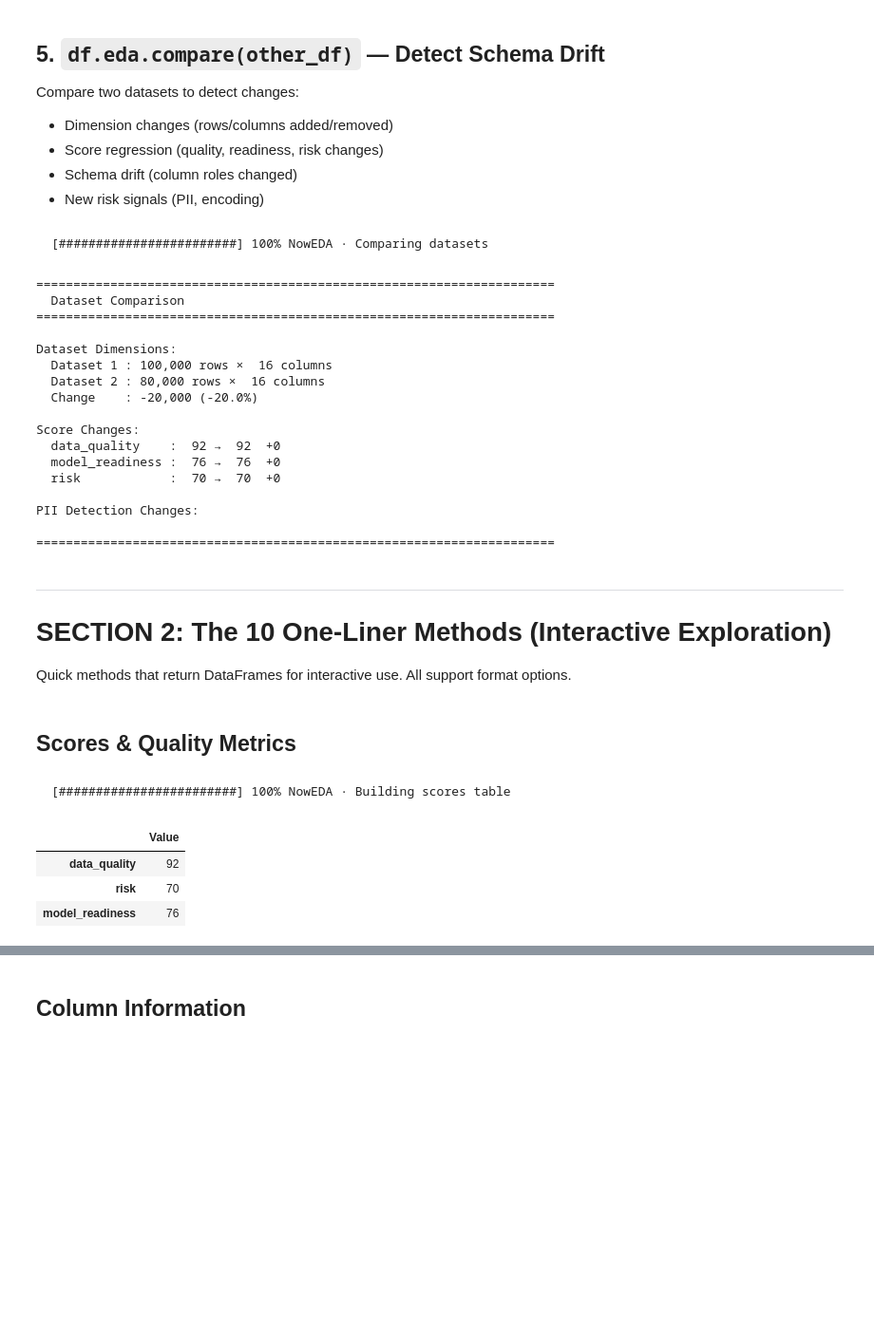
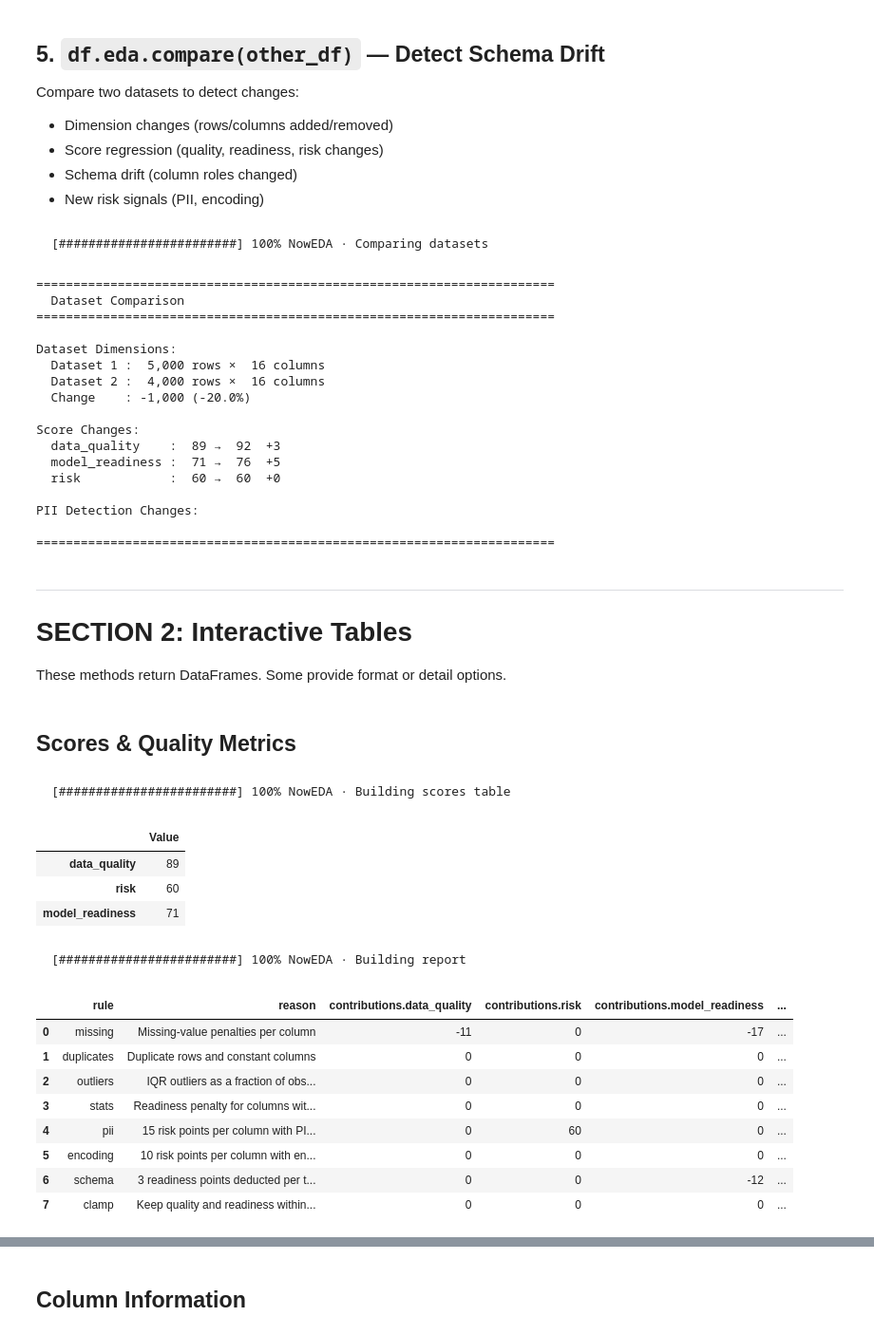
Before and after one commit to codewithdaniel1/NowEDA, a Jupyter notebook: playground.ipynb, the cells around one changed output, grey strips where cells are left out. Shown at 95% size. Saved outputs shown, nothing was run; the diff lists cells and outputs as text; code cells hidden in the pictures; blank space fills up the shorter version.

```diff
--- a/playground.ipynb
+++ b/playground.ipynb
@@ -30,10 +41,10 @@ Change the path to any file you want to test.
 # %%
-# --- CHANGE THIS PATH ---
-FILE = 'test_data_large_with_pii.csv'
-# ------------------------
+FILE = Path('test_data_large_with_pii.csv')
+if not FILE.is_file():
+    raise FileNotFoundError('Run from the repository root, or set FILE to your CSV.')
 
-df = eda.read(FILE)
-print(f'Loaded: {len(df)} rows x {len(df.columns)} columns')
+df = eda.read(FILE, nrows=5_000)
+print(f'Preview: {len(df):,} rows x {len(df.columns)} columns')
 df.head()
 # %% [output]
 [########################] 100% NowEDA · Reading test_data_large_with_pii.csv
@@ -186,14 +199,14 @@ df.eda.compare(df_subset)
 ======================================================================
 
 Dataset Dimensions:
-  Dataset 1 : 100,000 rows ×  16 columns
-  Dataset 2 : 80,000 rows ×  16 columns
-  Change    : -20,000 (-20.0%)
+  Dataset 1 :  5,000 rows ×  16 columns
+  Dataset 2 :  4,000 rows ×  16 columns
+  Change    : -1,000 (-20.0%)
 
 Score Changes:
-  data_quality    :  92 →  92  +0
-  model_readiness :  76 →  76  +0
-  risk            :  70 →  70  +0
+  data_quality    :  89 →  92  +3
+  model_readiness :  71 →  76  +5
+  risk            :  60 →  60  +0
 
 PII Detection Changes:
 
@@ -201,20 +214,33 @@ PII Detection Changes:
 # %% [markdown]
 ---
 
-# SECTION 2: The 10 One-Liner Methods (Interactive Exploration)
+# SECTION 2: Interactive Tables
 
-Quick methods that return DataFrames for interactive use. All support format options.
+These methods return DataFrames. Some provide format or detail options.
 # %% [markdown]
 ## Scores & Quality Metrics
 # %%
-# Data quality, model readiness, and risk scores
-df.eda.scores_df()
+display(df.eda.scores_df())
+
+# Rule contributions reconcile to the scores, including clamping adjustments.
+report = df.eda.report()
+display(pd.json_normalize(report['score_breakdown']))
 # %% [output]
 [########################] 100% NowEDA · Building scores table
 |  | Value |
-| data_quality | 92 |
-| risk | 70 |
-| model_readiness | 76 |
+| data_quality | 89 |
+| risk | 60 |
+| model_readiness | 71 |
+[########################] 100% NowEDA · Building report
+|  | rule | reason | contributions.data_quality | contributions.risk | contributions.model_readiness | ... |
+| 0 | missing | Missing-value penalties per column | -11 | 0 | -17 | ... |
+| 1 | duplicates | Duplicate rows and constant columns | 0 | 0 | 0 | ... |
+| 2 | outliers | IQR outliers as a fraction of obs... | 0 | 0 | 0 | ... |
+| 3 | stats | Readiness penalty for columns wit... | 0 | 0 | 0 | ... |
+| 4 | pii | 15 risk points per column with PI... | 0 | 60 | 0 | ... |
+| 5 | encoding | 10 risk points per column with en... | 0 | 0 | 0 | ... |
+| 6 | schema | 3 readiness points deducted per t... | 0 | 0 | -12 | ... |
+| 7 | clamp | Keep quality and readiness within... | 0 | 0 | 0 | ... |
 # %%
 # Show full insights (default)
 insights = df.eda.insights_df()
```
Also changed, not shown: parts of 40 cells of this notebook, 27 other files.
